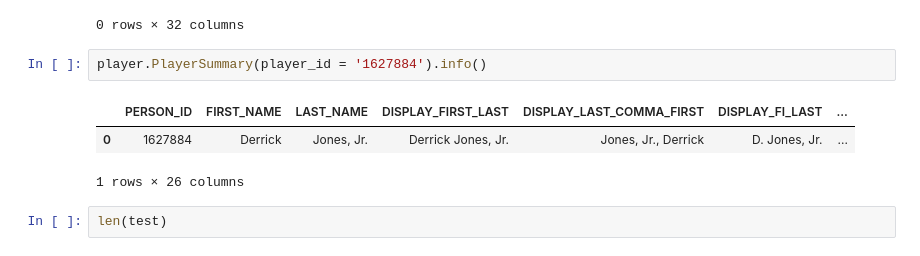
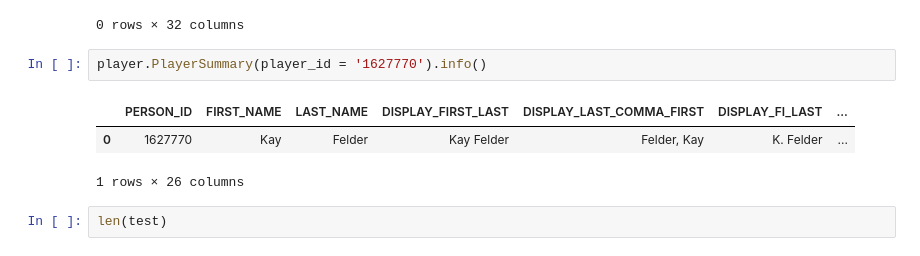
Before and after one commit to MarkDCorey/nba_player_clustering, a Jupyter notebook: nba_py.ipynb, the cells around one changed output. Drawn from its saved outputs; the diff is of its cells as text.

```diff
--- a/nba_py.ipynb
+++ b/nba_py.ipynb
@@ -1909,10 +1909,10 @@ stats
 |  | GROUP_SET | GROUP_VALUE | GP | W | L | W_PCT | MIN | FGM | FGA | FG_PCT | ... |
 0 rows × 32 columns
 # %%
-player.PlayerSummary(player_id = '1627884').info()
+player.PlayerSummary(player_id = '1627770').info()
 # %% [output]
 |  | PERSON_ID | FIRST_NAME | LAST_NAME | DISPLAY_FIRST_LAST | DISPLAY_LAST_COMMA_FIRST | DISPLAY_FI_LAST | ... |
-| 0 | 1627884 | Derrick | Jones, Jr. | Derrick Jones, Jr. | Jones, Jr., Derrick | D. Jones, Jr. | ... |
+| 0 | 1627770 | Kay | Felder | Kay Felder | Felder, Kay | K. Felder | ... |
 1 rows × 26 columns
 # %%
 len(test)
```
Also changed, not shown: 2 other files.
